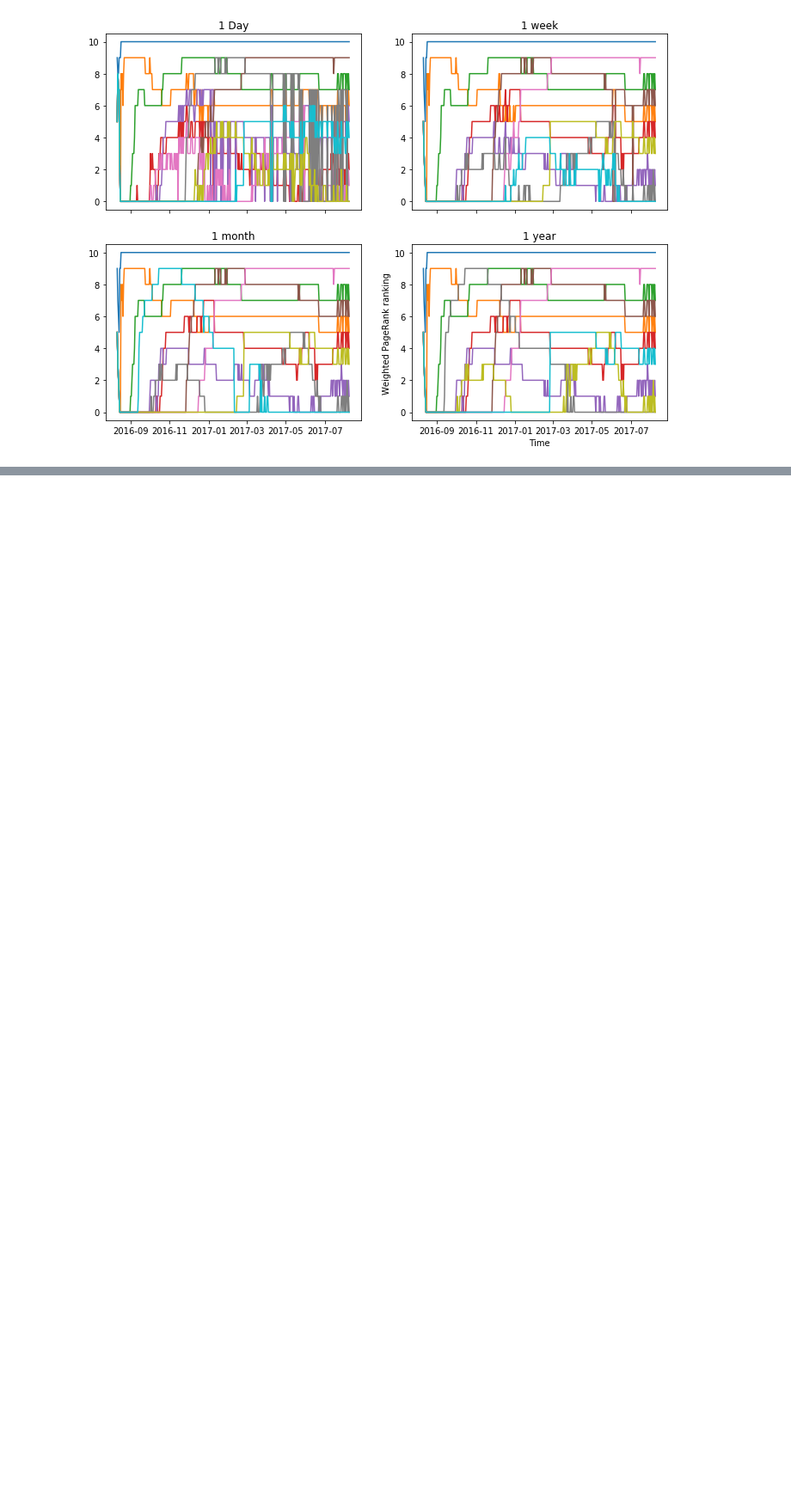
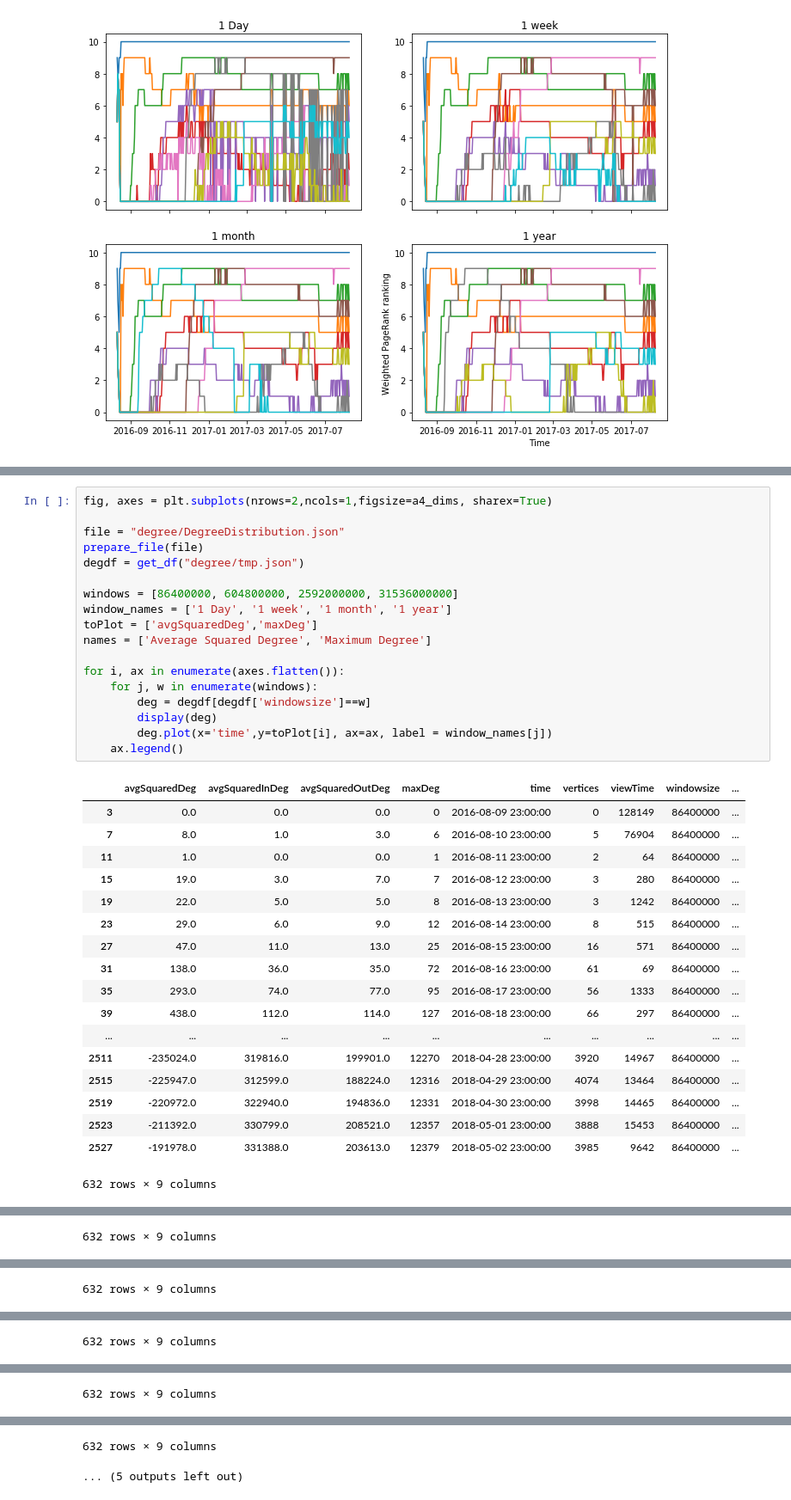
Before and after one commit to miratepuffin/Raphtory-Plots, a Jupyter notebook: GabPlots2.ipynb, the cells around one changed output, grey strips where cells are left out. Shown at 86% size. Cells and saved outputs as stored; diff of their text form; blank space fills up the shorter version.

```diff
--- a/GabPlots2.ipynb
+++ b/GabPlots2.ipynb
@@ -63,0 +132,37 @@ plt.show()
+# %%
+fig, axes = plt.subplots(nrows=2,ncols=1,figsize=a4_dims, sharex=True)
+
+file = "degree/DegreeDistribution.json"
+prepare_file(file)
+degdf = get_df("degree/tmp.json")
+
+windows = [86400000, 604800000, 2592000000, 31536000000]
+window_names = ['1 Day', '1 week', '1 month', '1 year']
+toPlot = ['avgSquaredDeg','maxDeg']
+names = ['Average Squared Degree', 'Maximum Degree']
+
+for i, ax in enumerate(axes.flatten()):
+    for j, w in enumerate(windows):
+        deg = degdf[degdf['windowsize']==w]
+        display(deg)
+        deg.plot(x='time',y=toPlot[i], ax=ax, label = window_names[j])
+    ax.legend()
+# %% [output]
+|  | avgSquaredDeg | avgSquaredInDeg | avgSquaredOutDeg | maxDeg | time | vertices | viewTime | windowsize | ... |
+| 3 | 0.0 | 0.0 | 0.0 | 0 | 2016-08-09 23:00:00 | 0 | 128149 | 86400000 | ... |
+| 7 | 8.0 | 1.0 | 3.0 | 6 | 2016-08-10 23:00:00 | 5 | 76904 | 86400000 | ... |
+| 11 | 1.0 | 0.0 | 0.0 | 1 | 2016-08-11 23:00:00 | 2 | 64 | 86400000 | ... |
+| 15 | 19.0 | 3.0 | 7.0 | 7 | 2016-08-12 23:00:00 | 3 | 280 | 86400000 | ... |
+| 19 | 22.0 | 5.0 | 5.0 | 8 | 2016-08-13 23:00:00 | 3 | 1242 | 86400000 | ... |
+| 23 | 29.0 | 6.0 | 9.0 | 12 | 2016-08-14 23:00:00 | 8 | 515 | 86400000 | ... |
+| 27 | 47.0 | 11.0 | 13.0 | 25 | 2016-08-15 23:00:00 | 16 | 571 | 86400000 | ... |
+| 31 | 138.0 | 36.0 | 35.0 | 72 | 2016-08-16 23:00:00 | 61 | 69 | 86400000 | ... |
+| 35 | 293.0 | 74.0 | 77.0 | 95 | 2016-08-17 23:00:00 | 56 | 1333 | 86400000 | ... |
+| 39 | 438.0 | 112.0 | 114.0 | 127 | 2016-08-18 23:00:00 | 66 | 297 | 86400000 | ... |
+| ... | ... | ... | ... | ... | ... | ... | ... | ... | ... |
+| 2511 | -235024.0 | 319816.0 | 199901.0 | 12270 | 2018-04-28 23:00:00 | 3920 | 14967 | 86400000 | ... |
+| 2515 | -225947.0 | 312599.0 | 188224.0 | 12316 | 2018-04-29 23:00:00 | 4074 | 13464 | 86400000 | ... |
+| 2519 | -220972.0 | 322940.0 | 194836.0 | 12331 | 2018-04-30 23:00:00 | 3998 | 14465 | 86400000 | ... |
+| 2523 | -211392.0 | 330799.0 | 208521.0 | 12357 | 2018-05-01 23:00:00 | 3888 | 15453 | 86400000 | ... |
+| 2527 | -191978.0 | 331388.0 | 203613.0 | 12379 | 2018-05-02 23:00:00 | 3985 | 9642 | 86400000 | ... |
+632 rows × 9 columns
@@ -63,0 +186 @@ plt.show()
+632 rows × 9 columns
@@ -63,0 +204 @@ plt.show()
+632 rows × 9 columns
@@ -63,0 +222 @@ plt.show()
+632 rows × 9 columns
@@ -63,0 +240 @@ plt.show()
+632 rows × 9 columns
@@ -63,0 +258,2 @@ plt.show()
+632 rows × 9 columns
+... (5 outputs left out)
```
Also changed, not shown: parts of 8 cells of this notebook, 3 other files.
